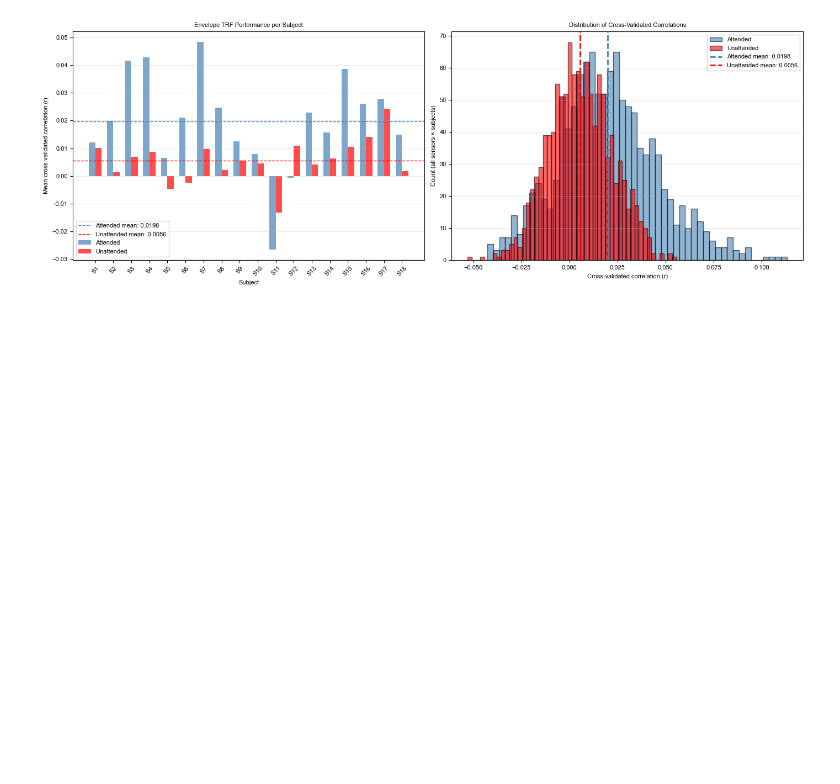
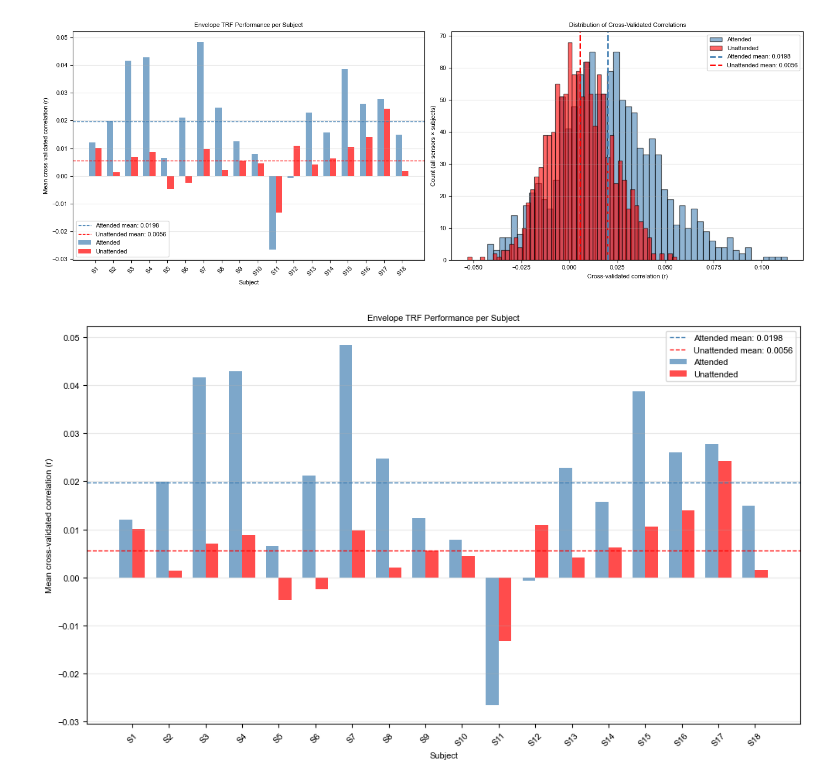
Before and after one commit to sylmester/cocoha, a Jupyter notebook: figures/comparison-attended-unattended.ipynb, the cells around one changed output. Drawn from its saved outputs; the diff is of its cells as text; code cells hidden in the pictures; blank space fills up the shorter version.

```diff
--- a/figures/comparison-attended-unattended.ipynb
+++ b/figures/comparison-attended-unattended.ipynb
@@ -161,3 +162,42 @@ pyplot.show()
 fig.savefig(file_paths.FIGURES_DIR / 'comparison_attended_unattended_summary.png', bbox_inches='tight')
 # %% [output]
 [figure]
+# %%
+# Single plot of TRF performance per subject.
+fig, ax = plt.subplots(figsize=(10, 6))
+
+x = np.arange(len(mean_attended_r_per_subject))
+width = 0.35
+
+# Attended bars
+ax.bar(x - width/2, mean_attended_r_per_subject, width,
+       color='steelblue', alpha=0.7, label='Attended')
+
+# Unattended bars
+ax.bar(x + width/2, mean_unattended_r_per_subject, width,
+       color='red', alpha=0.7, label='Unattended')
+
+# Grand means
+ax.axhline(np.mean(mean_attended_r_per_subject),
+           color='steelblue', linestyle='--', linewidth=1,
+           label=f'Attended mean: {np.mean(mean_attended_r_per_subject):.4f}')
+
+ax.axhline(np.mean(mean_unattended_r_per_subject),
+           color='red', linestyle='--', linewidth=1,
+           label=f'Unattended mean: {np.mean(mean_unattended_r_per_subject):.4f}')
+
+ax.set_xlabel('Subject')
+ax.set_ylabel('Mean cross-validated correlation (r)')
+ax.set_title('Envelope TRF Performance per Subject')
+
+ax.set_xticks(x)
+ax.set_xticklabels([f'S{i+1}' for i in range(len(mean_attended_r_per_subject))],
+                   rotation=45)
+
+ax.legend()
+ax.grid(axis='y', alpha=0.3)
+
+plt.tight_layout()
+plt.show()
+# %% [output]
+[figure, added]
```
Also changed, not shown: parts of 2 cells of this notebook, 2 other files.
